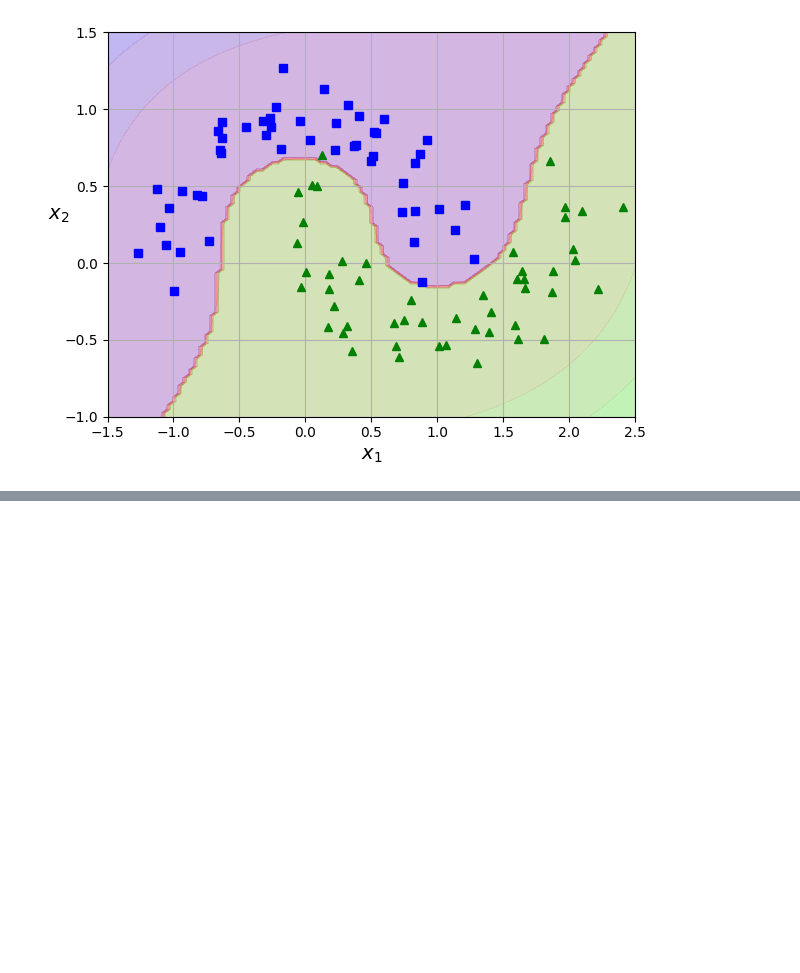
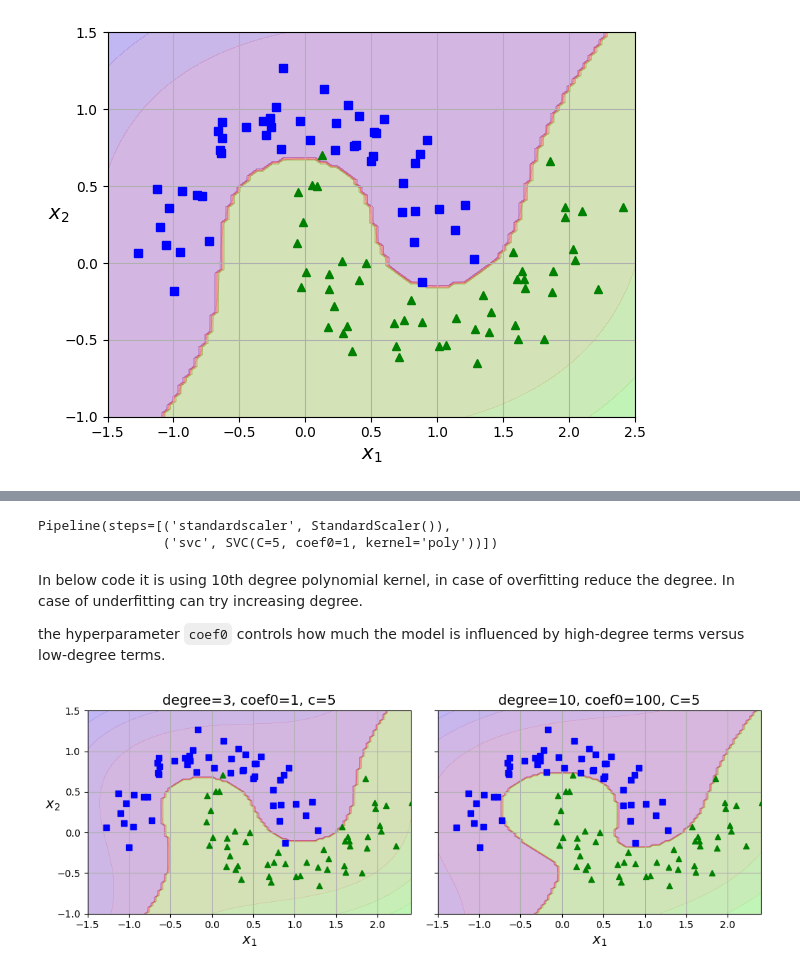
Before and after one commit to brajeshkumar1989/ML_Projects_scikit-learn, a Jupyter notebook: Support_Vector_Machines.ipynb, the cells around one changed output, grey strips where cells are left out. Saved outputs shown, nothing was run; the diff lists cells and outputs as text; code cells hidden in the pictures; blank space fills up the shorter version.

```diff
--- a/Support_Vector_Machines.ipynb
+++ b/Support_Vector_Machines.ipynb
@@ -433,0 +448,45 @@ plt.show()
+# %%
+from sklearn.svm import SVC
+
+poly_kernel_svm_clf= make_pipeline(StandardScaler(), SVC(kernel="poly", degree=3, coef0=1, C=5))
+
+poly_kernel_svm_clf.fit(X,y)
+# %% [output]
+Pipeline(steps=[('standardscaler', StandardScaler()),
+                ('svc', SVC(C=5, coef0=1, kernel='poly'))])
+# %% [markdown]
+In below code it is using 10th degree polynomial kernel, in case of overfitting reduce the degree. In case of underfitting can try increasing degree.
+
+the hyperparameter `coef0` controls how much the model is influenced by high-degree terms versus low-degree terms.
+# %%
+poly100_kernel_svm_clf= make_pipeline(
+    StandardScaler(), SVC(kernel="poly", degree=10, coef0=100, C=5)
+)
+
+poly100_kernel_svm_clf.fit(X,y)
+
+fig,axes= plt.subplots(ncols=2, figsize=(10.5,4), sharey=True)
+
+'''
+plt.sca is the command which sets the current axis to the first element of the axes array.
+sca stands for  "set current axis" and it is sed to specify which axis to operate on. in this condition it selecting
+the first axis in the array
+
+'''
+plt.sca(axes[0])
+
+plot_predictions(poly_kernel_svm_clf, [-1.5,2.45,-1,1.5]) # SVM model trained with polynomial features
+plot_dataset(X,y,[-1.5,2.4,-1,1.5])
+plt.title("degree=3, coef0=1, c=5")
+
+plt.sca(axes[1])
+plot_predictions(poly100_kernel_svm_clf, [-1.5,2.45,-1,1.5])
+
+plot_dataset(X,y,[-1.5,2.4,-1,1.5])
+plt.title("degree=10, coef0=100, C=5")
+plt.ylabel("")
+
+save_fig("moons_kernelized_polynomial_svc_plot")
+plt.show()
+# %% [output]
+[figure, added]
```
Also changed, not shown: parts of 92 cells of this notebook.
